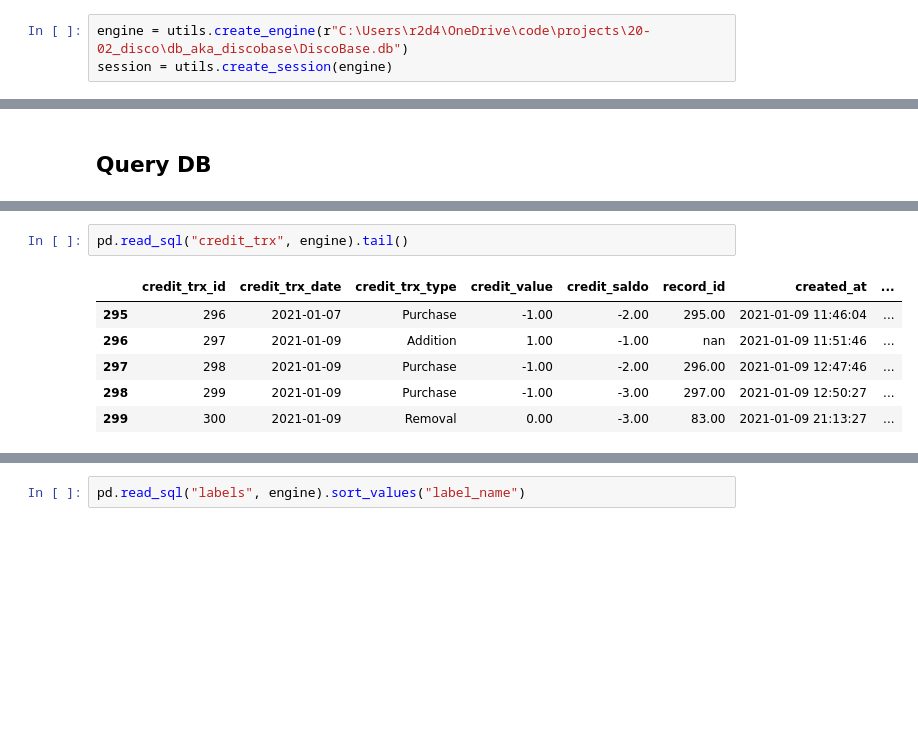
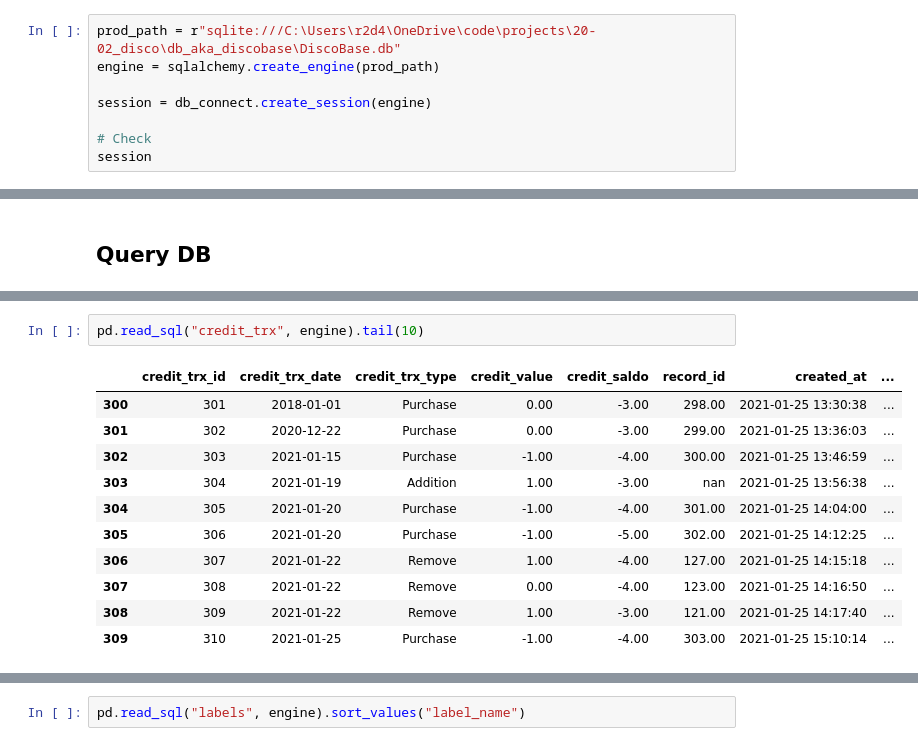
Before and after one commit to rbuerki/death-metal-disco, a Jupyter notebook: dev/prod_Query_DB.ipynb, the cells around one changed output, grey strips where cells are left out. Cells and saved outputs as stored; diff of their text form; blank space fills up the shorter version.

Commit message:
PROD updates

```diff
--- a/dev/prod_Query_DB.ipynb
+++ b/dev/prod_Query_DB.ipynb
@@ -54,4 +56,9 @@ sqlalchemy 1.3.17
 # %%
-engine = utils.create_engine(r"C:\Users\r2d4\OneDrive\code\projects\20-02_disco\db_aka_discobase\DiscoBase.db")
-session = utils.create_session(engine)
+prod_path = r"sqlite:///C:\Users\r2d4\OneDrive\code\projects\20-02_disco\db_aka_discobase\DiscoBase.db"
+engine = sqlalchemy.create_engine(prod_path)
+
+session = db_connect.create_session(engine)
+
+# Check
+session
 # %% [output]
@@ -98,12 +105,17 @@ pd.read_sql("artists", engine).tail
 # %%
-pd.read_sql("credit_trx", engine).tail()
+pd.read_sql("credit_trx", engine).tail(10)
 # %% [output]
 |  | credit_trx_id | credit_trx_date | credit_trx_type | credit_value | credit_saldo | record_id | created_at | ... |
-| 295 | 296 | 2021-01-07 | Purchase | -1.00 | -2.00 | 295.00 | 2021-01-09 11:46:04 | ... |
-| 296 | 297 | 2021-01-09 | Addition | 1.00 | -1.00 | nan | 2021-01-09 11:51:46 | ... |
-| 297 | 298 | 2021-01-09 | Purchase | -1.00 | -2.00 | 296.00 | 2021-01-09 12:47:46 | ... |
-| 298 | 299 | 2021-01-09 | Purchase | -1.00 | -3.00 | 297.00 | 2021-01-09 12:50:27 | ... |
-| 299 | 300 | 2021-01-09 | Removal | 0.00 | -3.00 | 83.00 | 2021-01-09 21:13:27 | ... |
+| 300 | 301 | 2018-01-01 | Purchase | 0.00 | -3.00 | 298.00 | 2021-01-25 13:30:38 | ... |
+| 301 | 302 | 2020-12-22 | Purchase | 0.00 | -3.00 | 299.00 | 2021-01-25 13:36:03 | ... |
+| 302 | 303 | 2021-01-15 | Purchase | -1.00 | -4.00 | 300.00 | 2021-01-25 13:46:59 | ... |
+| 303 | 304 | 2021-01-19 | Addition | 1.00 | -3.00 | nan | 2021-01-25 13:56:38 | ... |
+| 304 | 305 | 2021-01-20 | Purchase | -1.00 | -4.00 | 301.00 | 2021-01-25 14:04:00 | ... |
+| 305 | 306 | 2021-01-20 | Purchase | -1.00 | -5.00 | 302.00 | 2021-01-25 14:12:25 | ... |
+| 306 | 307 | 2021-01-22 | Remove | 1.00 | -4.00 | 127.00 | 2021-01-25 14:15:18 | ... |
+| 307 | 308 | 2021-01-22 | Remove | 0.00 | -4.00 | 123.00 | 2021-01-25 14:16:50 | ... |
+| 308 | 309 | 2021-01-22 | Remove | 1.00 | -3.00 | 121.00 | 2021-01-25 14:17:40 | ... |
+| 309 | 310 | 2021-01-25 | Purchase | -1.00 | -4.00 | 303.00 | 2021-01-25 15:10:14 | ... |
 # %%
 pd.read_sql("record_label_link", engine).tail()
 pd.read_sql("artist_label_link", engine).tail()
```
Also changed, not shown: parts of 15 cells of this notebook, 4 other files.
